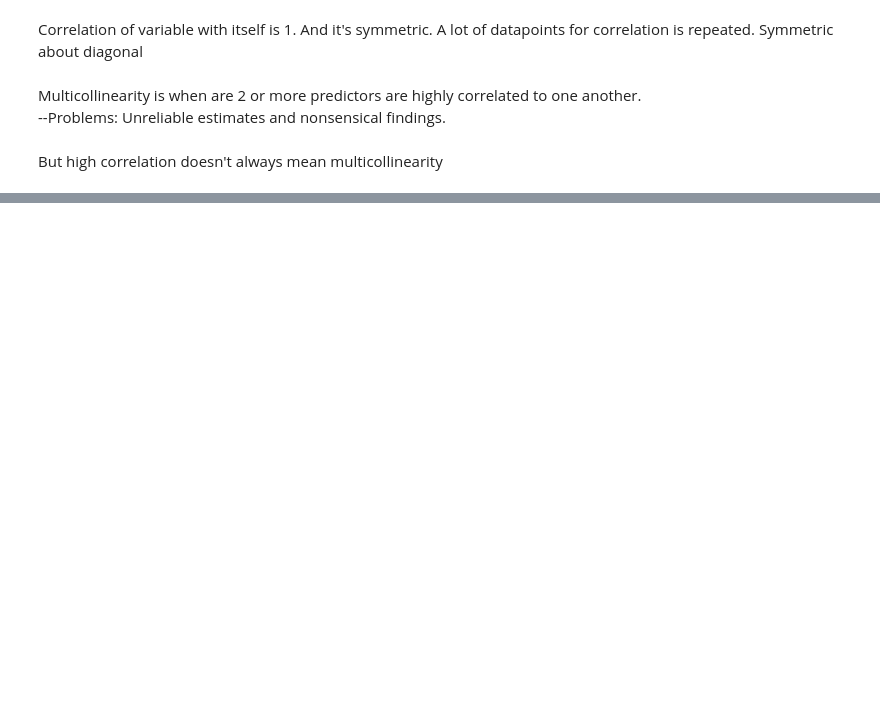
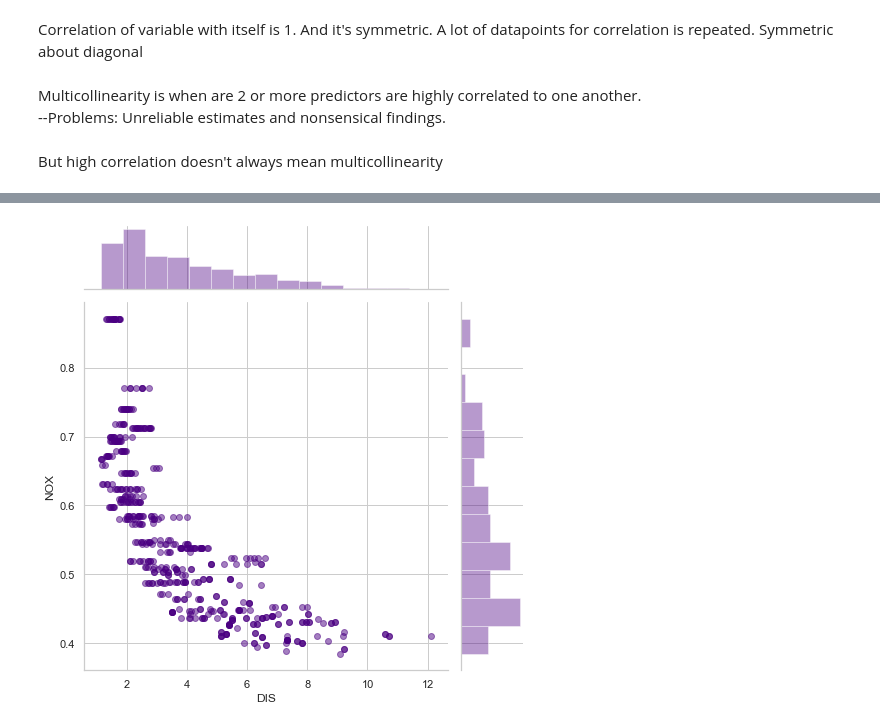
Before and after one commit to ssaiganesh/Machine-Learning-With-Python, a Jupyter notebook: Linear Regression/MultiVariate Regression/mvreg.ipynb, the cells around one changed output, grey strips where cells are left out. Cells and saved outputs as stored; diff of their text form; code cells hidden in the pictures; blank space fills up the shorter version.

```diff
--- a/Linear Regression/MultiVariate Regression/mvreg.ipynb
+++ b/Linear Regression/MultiVariate Regression/mvreg.ipynb
@@ -414,0 +466,8 @@ But high correlation doesn't always mean multicollinearity
+# %%
+sns.set()
+sns.set_context('notebook') #fontsize of labels
+sns.set_style('whitegrid')
+sns.jointplot(x = data['DIS'], y = data['NOX'], size = 7, color = 'indigo', joint_kws={'alpha': 0.5})
+plt.show()
+# %% [output]
+[figure, added]
```
Also changed, not shown: parts of 8 cells of this notebook.
